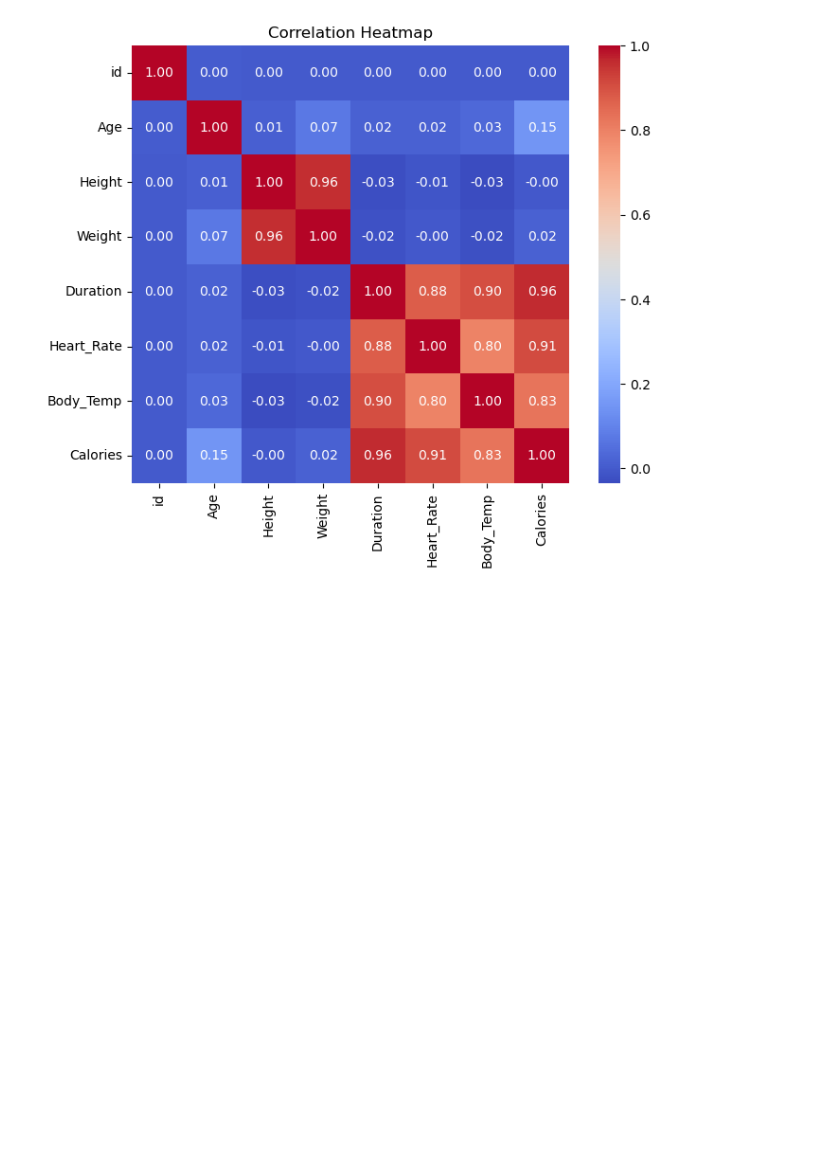
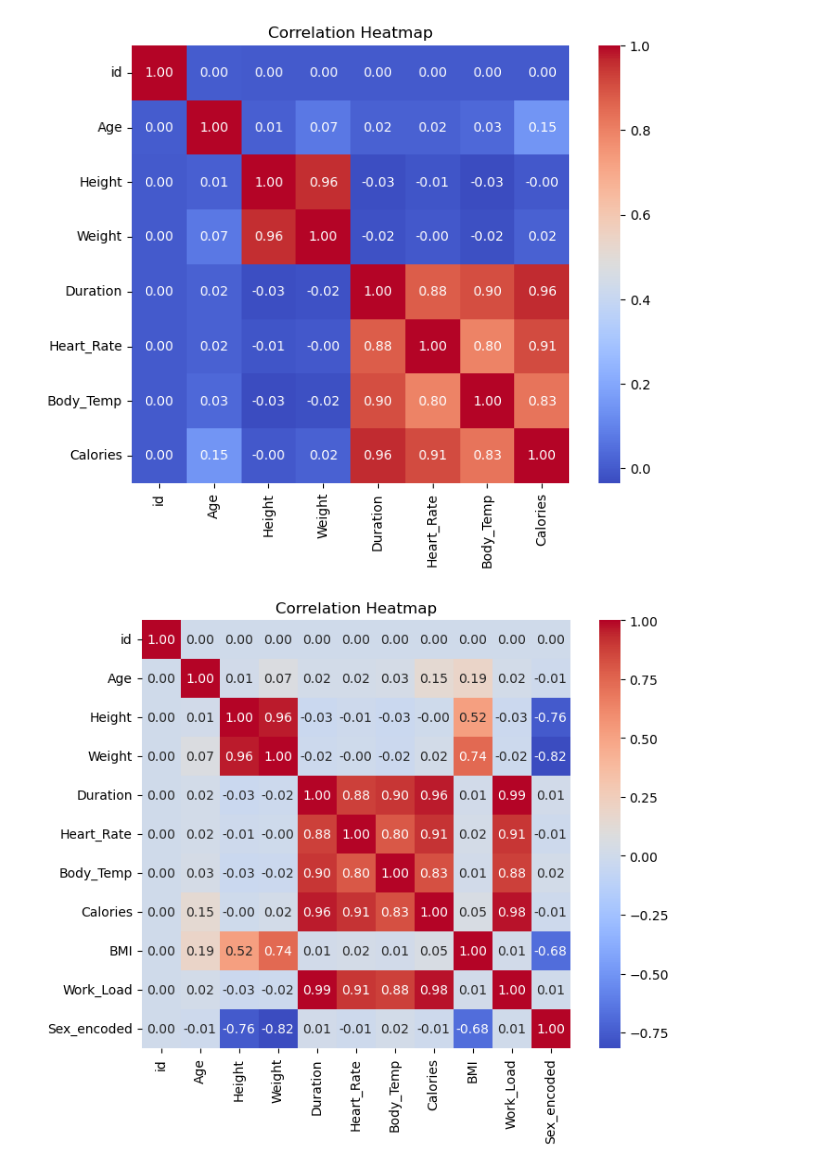
Before and after one commit to Majeedraheem/PredictCalorieExpenditure, a Jupyter notebook: Predict Calorie Expenditure.ipynb, the cells around one changed output. Cells and saved outputs as stored; diff of their text form; code cells hidden in the pictures; blank space fills up the shorter version.

```diff
--- a/Predict Calorie Expenditure.ipynb
+++ b/Predict Calorie Expenditure.ipynb
@@ -137,0 +152,20 @@ plt.show()
+# %%
+#create BMI
+train_df['BMI']=train_df['Weight']/(train_df['Height']/100)**2
+# %%
+#Creat Work_Load
+train_df['Work_Load']=train_df['Heart_Rate']*train_df['Duration']
+# %%
+#Ecode the Sex to 0 for Male and 1 for Female
+train_df['Sex_encoded']=train_df['Sex'].map({'male':0,'female':1})
+# %%
+#check again for correaltion:
+corr_matrix = train_df.select_dtypes(include='number').corr()
+
+# Plot heatmap
+plt.figure(figsize=(8, 6))
+sns.heatmap(corr_matrix, annot=True, cmap='coolwarm', fmt='.2f', square=True)
+plt.title('Correlation Heatmap')
+plt.show()
+# %% [output]
+[figure, added]
```
Also changed, not shown: parts of 3 cells of this notebook, 3 other files.
